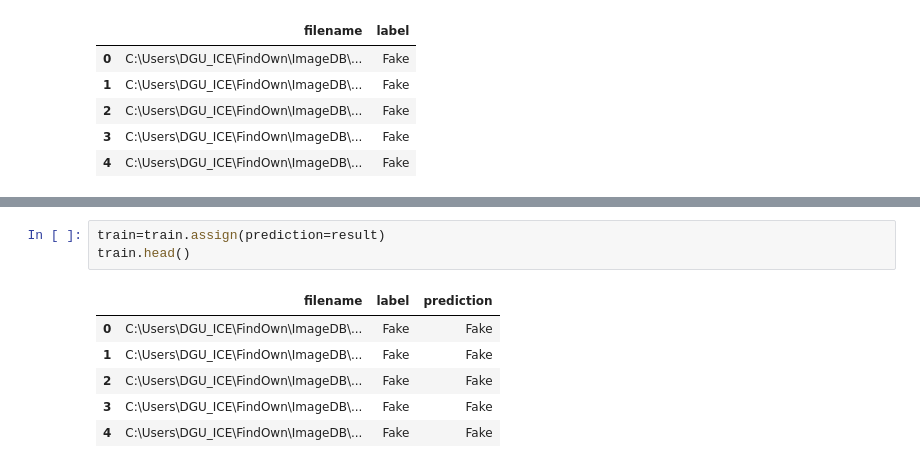
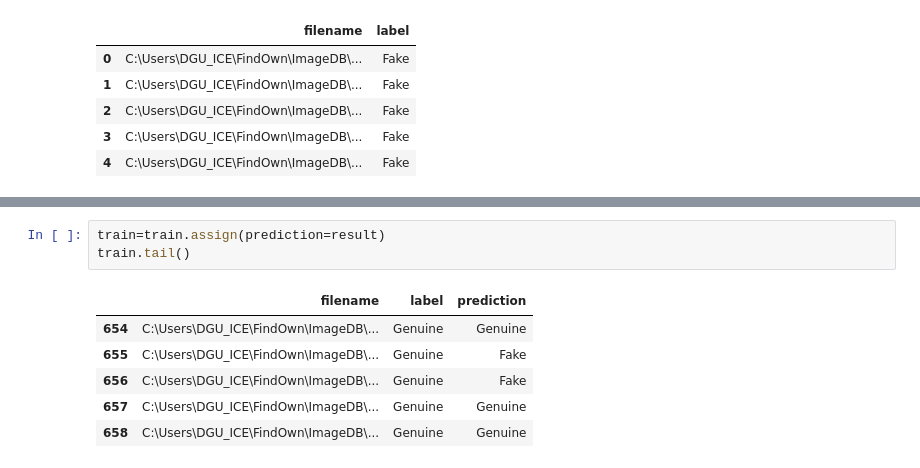
Before and after one commit to 5hseok/FindOwn-AI, a Jupyter notebook: Image_Search/efficientnet-fake-real-logo-detection.ipynb, the cells around one changed output, grey strips where cells are left out. Cells and saved outputs as stored; diff of their text form.

```diff
--- a/Image_Search/efficientnet-fake-real-logo-detection.ipynb
+++ b/Image_Search/efficientnet-fake-real-logo-detection.ipynb
@@ -181,13 +162,13 @@ result[:]
 # %%
 train=train.assign(prediction=result)
-train.head()
+train.tail()
 # %% [output]
 |  | filename | label | prediction |
-| 0 | C:\Users\DGU_ICE\FindOwn\ImageDB\... | Fake | Fake |
-| 1 | C:\Users\DGU_ICE\FindOwn\ImageDB\... | Fake | Fake |
-| 2 | C:\Users\DGU_ICE\FindOwn\ImageDB\... | Fake | Fake |
-| 3 | C:\Users\DGU_ICE\FindOwn\ImageDB\... | Fake | Fake |
-| 4 | C:\Users\DGU_ICE\FindOwn\ImageDB\... | Fake | Fake |
+| 654 | C:\Users\DGU_ICE\FindOwn\ImageDB\... | Genuine | Genuine |
+| 655 | C:\Users\DGU_ICE\FindOwn\ImageDB\... | Genuine | Fake |
+| 656 | C:\Users\DGU_ICE\FindOwn\ImageDB\... | Genuine | Fake |
+| 657 | C:\Users\DGU_ICE\FindOwn\ImageDB\... | Genuine | Genuine |
+| 658 | C:\Users\DGU_ICE\FindOwn\ImageDB\... | Genuine | Genuine |
 # %%
 result=[]
 for i in test.filename:
```
Also changed, not shown: parts of 7 cells of this notebook.
